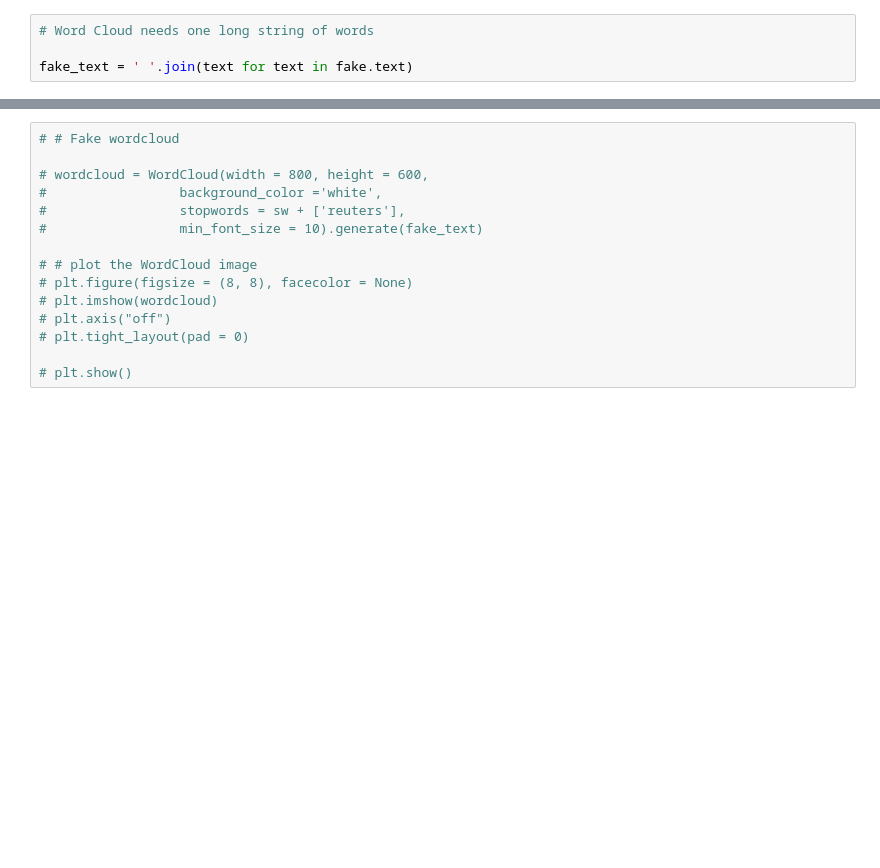
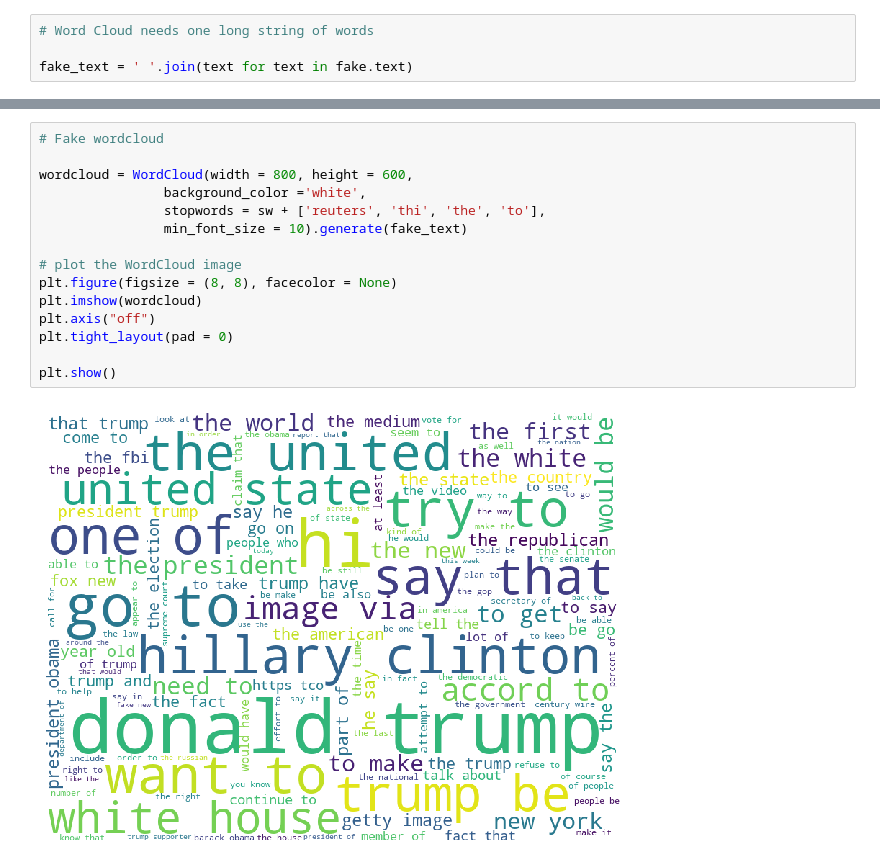
Before and after one commit to benkarlsberg/NLP-Model-Predicting-Fake-News-Probability, a Jupyter notebook: final_model.ipynb, the cells around one changed output, grey strips where cells are left out. Drawn from its saved outputs; the diff is of its cells as text; blank space fills up the shorter version.

```diff
--- a/final_model.ipynb
+++ b/final_model.ipynb
@@ -89,15 +109,17 @@ fake_text = ' '.join(text for text in fake.text)
 # %%
-# # Fake wordcloud
+# Fake wordcloud
 
-# wordcloud = WordCloud(width = 800, height = 600,
-#                 background_color ='white',
-#                 stopwords = sw + ['reuters'],
-#                 min_font_size = 10).generate(fake_text)
+wordcloud = WordCloud(width = 800, height = 600,
+                background_color ='white',
+                stopwords = sw + ['reuters', 'thi', 'the', 'to'],
+                min_font_size = 10).generate(fake_text)
 
-# # plot the WordCloud image
-# plt.figure(figsize = (8, 8), facecolor = None)
-# plt.imshow(wordcloud)
-# plt.axis("off")
-# plt.tight_layout(pad = 0)
+# plot the WordCloud image
+plt.figure(figsize = (8, 8), facecolor = None)
+plt.imshow(wordcloud)
+plt.axis("off")
+plt.tight_layout(pad = 0)
 
-# plt.show()
+plt.show()
+# %% [output]
+[figure, added]
```
Also changed, not shown: parts of 7 cells of this notebook, 2 other files.
